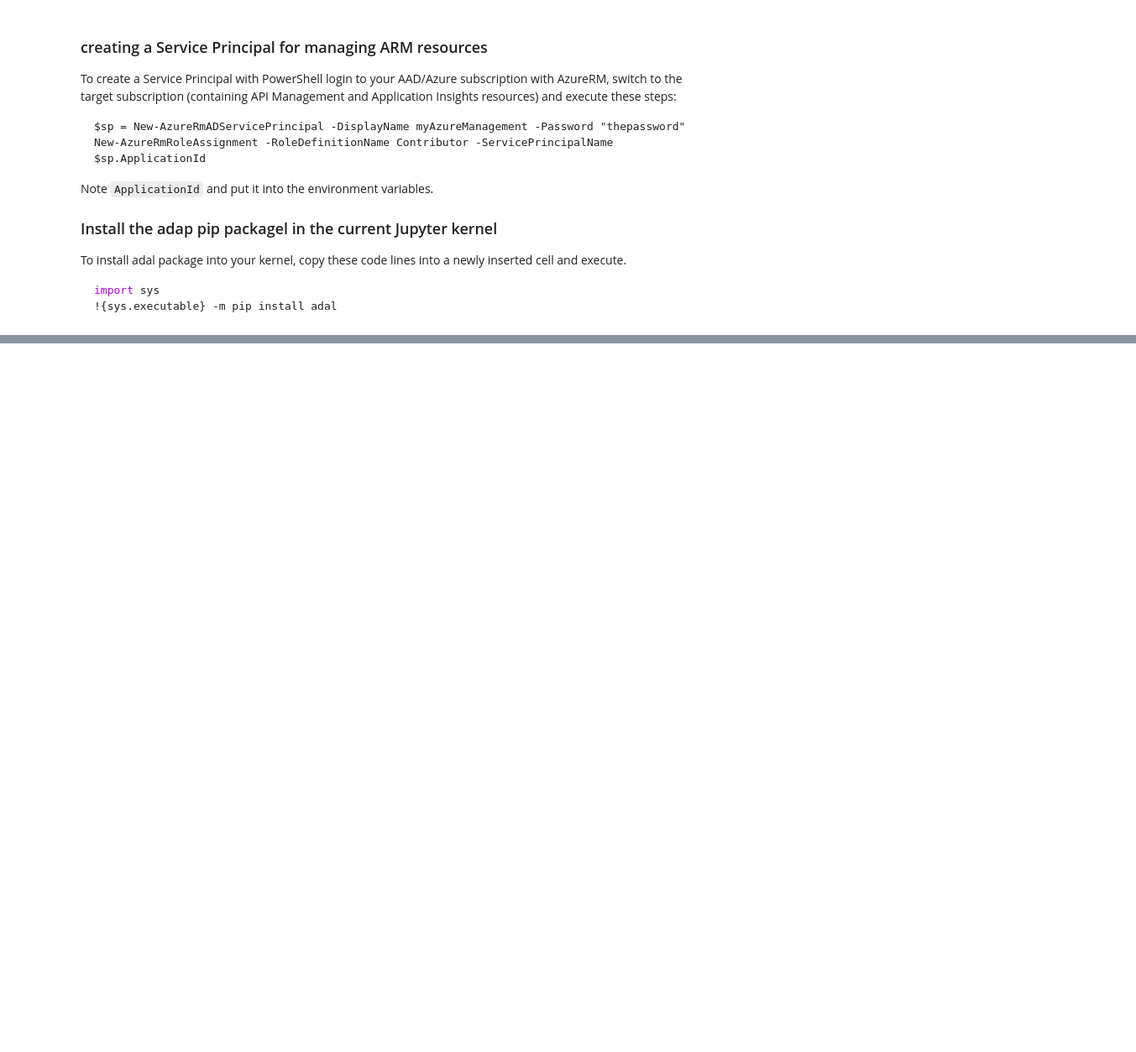
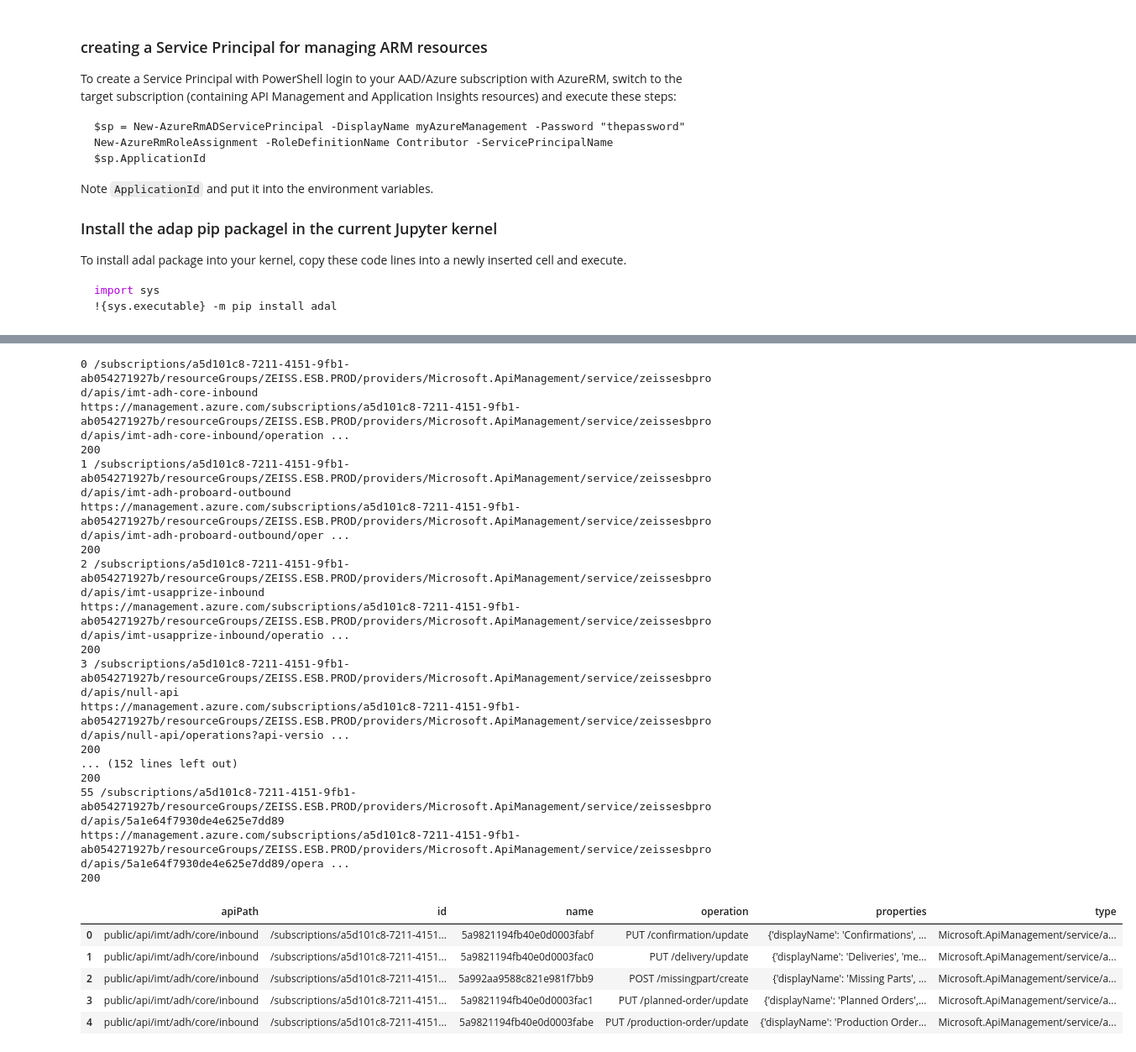
Before and after one commit to KaiWalter/api-management-helpers, a Jupyter notebook: analyze.ipynb, the cells around one changed output, grey strips where cells are left out. Shown: that part at 84% size. Saved outputs shown, nothing was run; the diff lists cells and outputs as text; code cells hidden in the pictures; blank space fills up the shorter version.

```diff
--- a/analyze.ipynb
+++ b/analyze.ipynb
@@ -147,37 +159,60 @@ def requests_retry_session(
     retry = Retry(
         total=retries,
         read=retries,
         connect=retries,
         backoff_factor=backoff_factor,
         status_forcelist=status_forcelist,
     )
     adapter = HTTPAdapter(max_retries=retry)
     session.mount('http://', adapter)
     session.mount('https://', adapter)
     return session
 
 # get operations for a single API
 def getOperations(id):
     url = '{}{}/operations{}'.format(resource,urllib.parse.quote(id),apiVersionSuffix)
     print(url)
     headers = {"Content-Type": "application/json","Authorization":authHeader}
     response = requests_retry_session().get(url,headers=headers)
     print(response.status_code)
     return response.json()["value"]
 
 # loop thru all APIs, fetch operations
 for index, api in apis.iterrows():
     print(index,api.id)
     apiOperations = pd.DataFrame.from_dict(getOperations(api.id))
-    apiOperations['path'] = api.path
-    apiOperations['counter'] = 0
+    apiOperations['apiPath'] = api.path
+    apiOperations['operation'] = apiOperations.apply(lambda x:'%s %s' % (x.properties['method'],x.properties['urlTemplate']),axis=1)
     if index == 0:
         operations = apiOperations
     else:
         operations = operations.append(apiOperations,ignore_index=True)
 
-# dump first row
-operations.iloc[0]
+operations.head()
+# %% [output]
+0 /subscriptions/a5d101c8-7211-4151-9fb1-ab054271927b/resourceGroups/ZEISS.ESB.PROD/providers/Microsoft.ApiManagement/service/zeissesbprod/apis/imt-adh-core-inbound
+https://management.azure.com/subscriptions/a5d101c8-7211-4151-9fb1-ab054271927b/resourceGroups/ZEISS.ESB.PROD/providers/Microsoft.ApiManagement/service/zeissesbprod/apis/imt-adh-core-inbound/operation ...
+200
+1 /subscriptions/a5d101c8-7211-4151-9fb1-ab054271927b/resourceGroups/ZEISS.ESB.PROD/providers/Microsoft.ApiManagement/service/zeissesbprod/apis/imt-adh-proboard-outbound
+https://management.azure.com/subscriptions/a5d101c8-7211-4151-9fb1-ab054271927b/resourceGroups/ZEISS.ESB.PROD/providers/Microsoft.ApiManagement/service/zeissesbprod/apis/imt-adh-proboard-outbound/oper ...
+200
+2 /subscriptions/a5d101c8-7211-4151-9fb1-ab054271927b/resourceGroups/ZEISS.ESB.PROD/providers/Microsoft.ApiManagement/service/zeissesbprod/apis/imt-usapprize-inbound
+https://management.azure.com/subscriptions/a5d101c8-7211-4151-9fb1-ab054271927b/resourceGroups/ZEISS.ESB.PROD/providers/Microsoft.ApiManagement/service/zeissesbprod/apis/imt-usapprize-inbound/operatio ...
+200
+3 /subscriptions/a5d101c8-7211-4151-9fb1-ab054271927b/resourceGroups/ZEISS.ESB.PROD/providers/Microsoft.ApiManagement/service/zeissesbprod/apis/null-api
+https://management.azure.com/subscriptions/a5d101c8-7211-4151-9fb1-ab054271927b/resourceGroups/ZEISS.ESB.PROD/providers/Microsoft.ApiManagement/service/zeissesbprod/apis/null-api/operations?api-versio ...
+200
+... (152 lines left out)
+200
+55 /subscriptions/a5d101c8-7211-4151-9fb1-ab054271927b/resourceGroups/ZEISS.ESB.PROD/providers/Microsoft.ApiManagement/service/zeissesbprod/apis/5a1e64f7930de4e625e7dd89
+https://management.azure.com/subscriptions/a5d101c8-7211-4151-9fb1-ab054271927b/resourceGroups/ZEISS.ESB.PROD/providers/Microsoft.ApiManagement/service/zeissesbprod/apis/5a1e64f7930de4e625e7dd89/opera ...
+200
+|  | apiPath | id | name | operation | properties | type |
+| 0 | public/api/imt/adh/core/inbound | /subscriptions/a5d101c8-7211-4151... | 5a9821194fb40e0d0003fabf | PUT /confirmation/update | {'displayName': 'Confirmations', ... | Microsoft.ApiManagement/service/a... |
+| 1 | public/api/imt/adh/core/inbound | /subscriptions/a5d101c8-7211-4151... | 5a9821194fb40e0d0003fac0 | PUT /delivery/update | {'displayName': 'Deliveries', 'me... | Microsoft.ApiManagement/service/a... |
+| 2 | public/api/imt/adh/core/inbound | /subscriptions/a5d101c8-7211-4151... | 5a992aa9588c821e981f7bb9 | POST /missingpart/create | {'displayName': 'Missing Parts', ... | Microsoft.ApiManagement/service/a... |
+| 3 | public/api/imt/adh/core/inbound | /subscriptions/a5d101c8-7211-4151... | 5a9821194fb40e0d0003fac1 | PUT /planned-order/update | {'displayName': 'Planned Orders',... | Microsoft.ApiManagement/service/a... |
+| 4 | public/api/imt/adh/core/inbound | /subscriptions/a5d101c8-7211-4151... | 5a9821194fb40e0d0003fabe | PUT /production-order/update | {'displayName': 'Production Order... | Microsoft.ApiManagement/service/a... |
 # %%
 import requests
 import urllib
```
Also changed, not shown: parts of 9 cells of this notebook.
